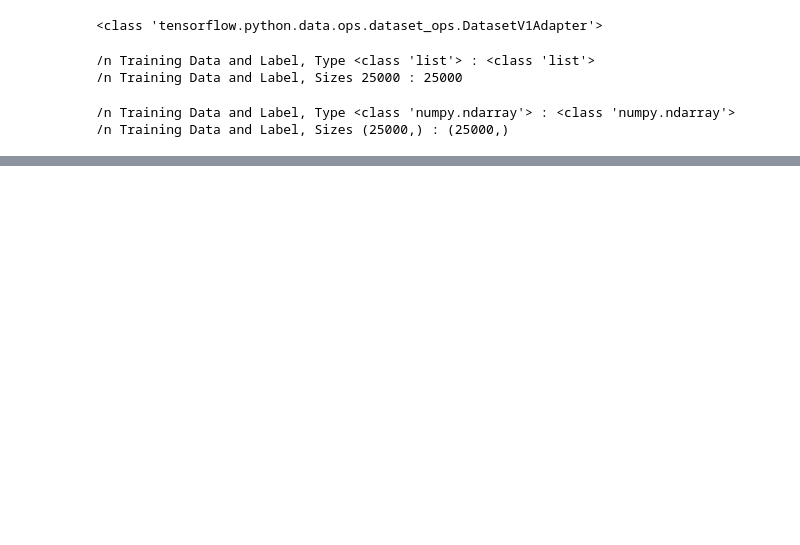
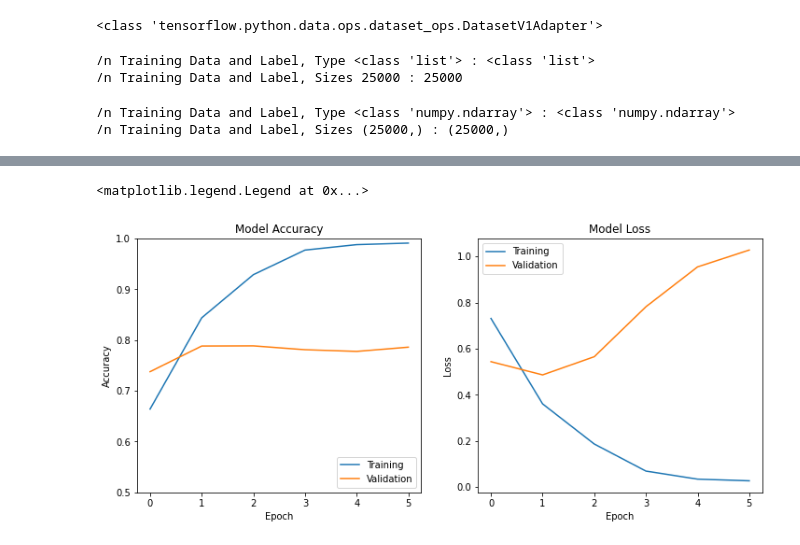
Before and after one commit to DipakBagal/Sentiment-Analysis-UserReviews, a Jupyter notebook: IMDB_Reviews_DeepLearning_(v2).ipynb, the cells around one changed output, grey strips where cells are left out. Drawn from its saved outputs; the diff is of its cells as text; code cells hidden in the pictures; blank space fills up the shorter version.

```diff
--- a/IMDB_Reviews_DeepLearning_(v2).ipynb
+++ b/IMDB_Reviews_DeepLearning_(v2).ipynb
@@ -91,0 +389,19 @@ print('/n Training Data and Label, Sizes {} : {}' .format((X_train.shape) , (y_t
+# %%
+# IMPLEMENT CALLBACKS
+
+checkpoint_cb = keras.callbacks.ModelCheckpoint("imdb_lstm_best.h5",save_best_only = True)
+
+early_stopping_cb = keras.callbacks.EarlyStopping(patience = 4, restore_best_weights = True)
+
+
+
+
+# COMPILE AND FIT MODEL
+
+dense_model.compile(optimizer = "adam", loss = "binary_crossentropy", metrics = ['accuracy'])
+
+history_1 = dense_model.fit(X_train_pad,y_train, epochs = 20,
+                            validation_data = (X_val_pad, y_val),
+                            callbacks = [checkpoint_cb, early_stopping_cb]
+
+                            )
@@ -91,0 +421,27 @@ print('/n Training Data and Label, Sizes {} : {}' .format((X_train.shape) , (y_t
+# %%
+history = history_1
+
+
+# BETTER LOOKING PLOTS FOR ACCURACY AND LOSS
+
+import matplotlib.pyplot as plt
+
+fig,axes = plt.subplots(nrows = 1, ncols = 2, figsize = (12,5))
+
+axes[0].plot(history.history['accuracy'])
+axes[0].plot(history.history['val_accuracy'])
+axes[0].set_ylim([0.5,1])
+axes[0].set_title('Model Accuracy')
+axes[0].set_ylabel('Accuracy')
+axes[0].set_xlabel('Epoch')
+axes[0].legend(['Training', 'Validation'], loc='lower right')
+
+axes[1].plot(history.history['loss'])
+axes[1].plot(history.history['val_loss'])
+axes[1].set_title('Model Loss')
+axes[1].set_ylabel('Loss')
+axes[1].set_xlabel('Epoch')
+axes[1].legend(['Training', 'Validation'], loc='upper left')
+# %% [output]
+<matplotlib.legend.Legend at 0x...>
+[figure, added]
```
Also changed, not shown: parts of 31 cells of this notebook.
